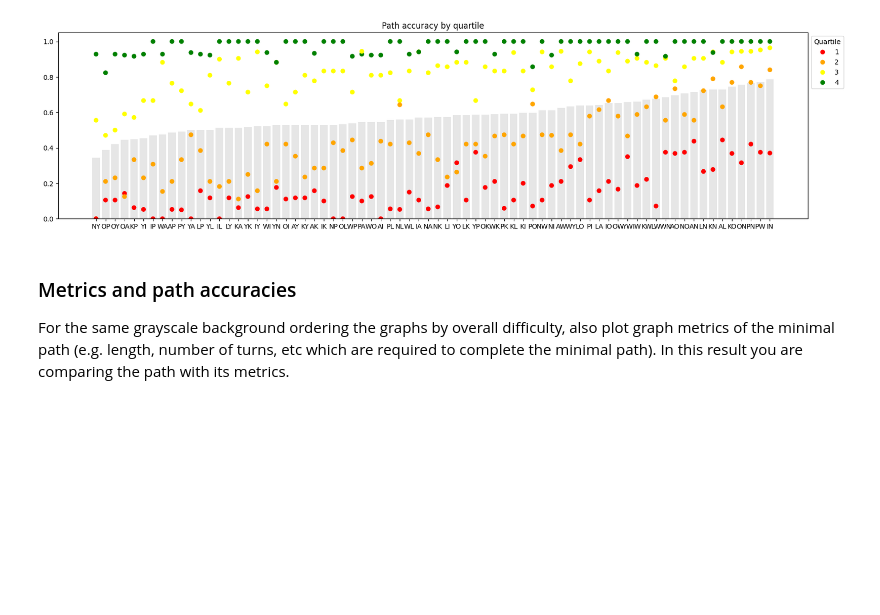
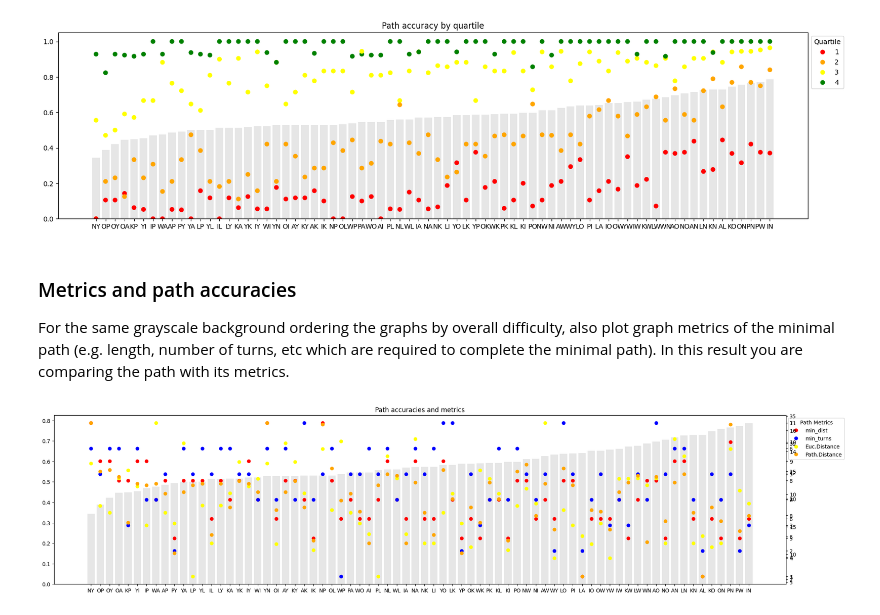
Before and after one commit to geometric-intelligence/mazedyn, a Jupyter notebook: mazedyn/path_analysis.ipynb, the cells around one changed output. Drawn from its saved outputs; the diff is of its cells as text; code cells hidden in the pictures; blank space fills up the shorter version.

```diff
--- a/mazedyn/path_analysis.ipynb
+++ b/mazedyn/path_analysis.ipynb
@@ -62,0 +84,38 @@ For the same grayscale background ordering the graphs by overall difficulty, als
+# %%
+fig, ax = plt.subplots(figsize=(20, 5))
+
+metrics_to_plot = ["min_dist", "min_turns", "Euc.Distance", "Path.Distance"]
+colors = ["red", "blue", "yellow", "orange"]
+
+# Plot trial histogram, ordered by % correct, grayscale
+path_accs = test_df[["StartEnd", "path_mean_acc"] + metrics_to_plot].drop_duplicates(subset=["StartEnd"], keep="first")
+path_accs = path_accs.sort_values("path_mean_acc")
+
+ax.bar(path_accs["StartEnd"], path_accs["path_mean_acc"], color="0.9")
+
+# Plot metrics
+for metric, color in zip(metrics_to_plot, colors):
+    # instantiate another axes that shares the same x-axis
+    ax2 = ax.twinx()
+    # ax2.set_ylabel(metric, color=color)  # TODO: figure out how to label axes
+    ax2.scatter(path_accs["StartEnd"], path_accs[metric], color=color)
+
+
+# Plot start/end explore visits
+# ax2 = ax.twinx()
+# ax2.scatter(path_accs["StartEnd"], [node_visit_dict[x[0]] for x in path_accs["StartEnd"]], color="green")
+
+# ax2 = ax.twinx()
+# ax2.scatter(path_accs["StartEnd"], [node_visit_dict[x[1]] for x in path_accs["StartEnd"]], color="purple")
+
+# Add axis labels, legend, and show plot
+fig.tight_layout()
+handles = [plt.Line2D([0], [0], marker='o', color='w', markerfacecolor=color, label=metric, markersize=8) for metric, color in zip(metrics_to_plot, colors)]
+ax.legend(title='Path Metrics', handles=handles, bbox_to_anchor=(1, 1), loc='upper left')
+plt.title("Path accuracies and metrics")
+plt.show()
+
+# is it starting position or target or both that drives accuracy
+# are there certain decision points that are confusable
+# %% [output]
+[figure, added]
```
Also changed, not shown: parts of 22 cells of this notebook, 2 other files.
